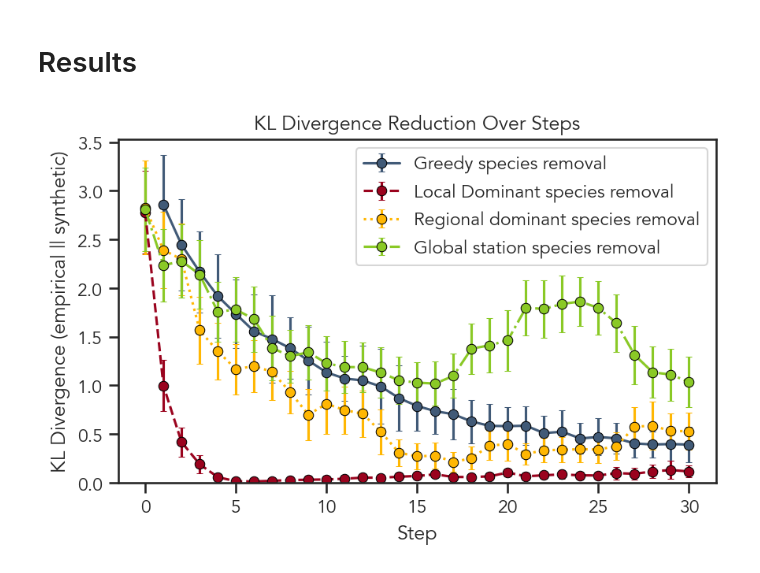
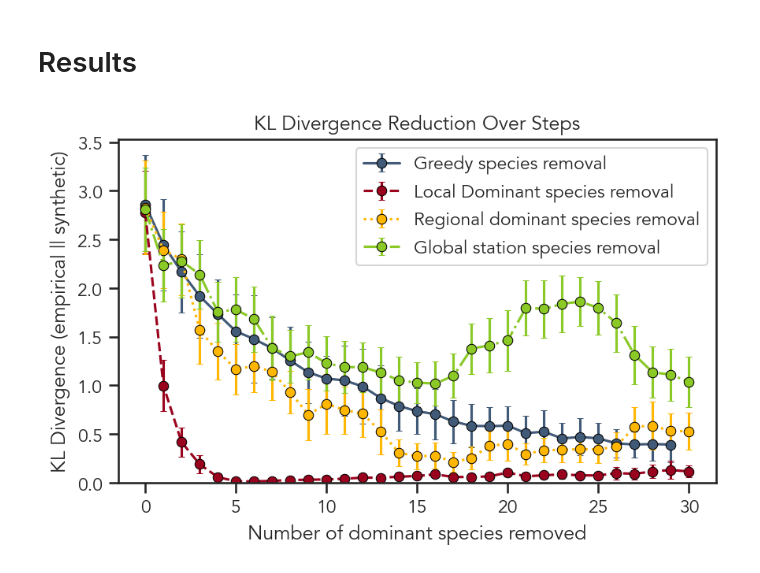
Before and after one commit to epigani/Dominant_Neutral_Communities, a Jupyter notebook: code/notebooks/02_species_by_species.ipynb, the cells around one changed output. Saved outputs shown, nothing was run; the diff lists cells and outputs as text; code cells hidden in the pictures.

```diff
--- a/code/notebooks/02_species_by_species.ipynb
+++ b/code/notebooks/02_species_by_species.ipynb
@@ -1397,7 +1397,7 @@ hist = pd.DataFrame(hist)
 
 fig, ax = plt.subplots(figsize=(6,4))
 ax.errorbar(
-    hist['step'],
+    hist['step']-1,
     hist['KL_mean_after'],
     yerr=hist['KL_std_after'],
     marker='o',
@@ -1438,32 +1438,32 @@ ax.errorbar(
     markerfacecolor='#ffb703',
     markeredgecolor='black',
     markeredgewidth=0.5,
     label='Regional dominant species removal'
 )
 
 ax.errorbar(
     results_global['n_bloomers'],
     results_global['KL_mean'],
     yerr=results_global['KL_std'],
     marker='o',
     capsize=2,
     linestyle='-.',
     color='#8ac926',
     lw=1.5,
     markerfacecolor='#8ac926',
     markeredgecolor='black',
     markeredgewidth=0.5,
     label='Global station species removal'
 )
 
-ax.set_xlabel('Step')
+ax.set_xlabel('Number of dominant species removed')
 ax.set_ylabel('KL Divergence (empirical || synthetic)')
 ax.set_title('KL Divergence Reduction Over Steps')
 ax.set_ylim(bottom=0)
 
 figname = "KL_divergence_reduction_comparison.png"
 ax.legend()
 plt.tight_layout()
 plt.savefig(os.path.join(fig_dir, figname), dpi=300)
 # %% [output]
-[figure, old version]
+[figure, new version]
```
